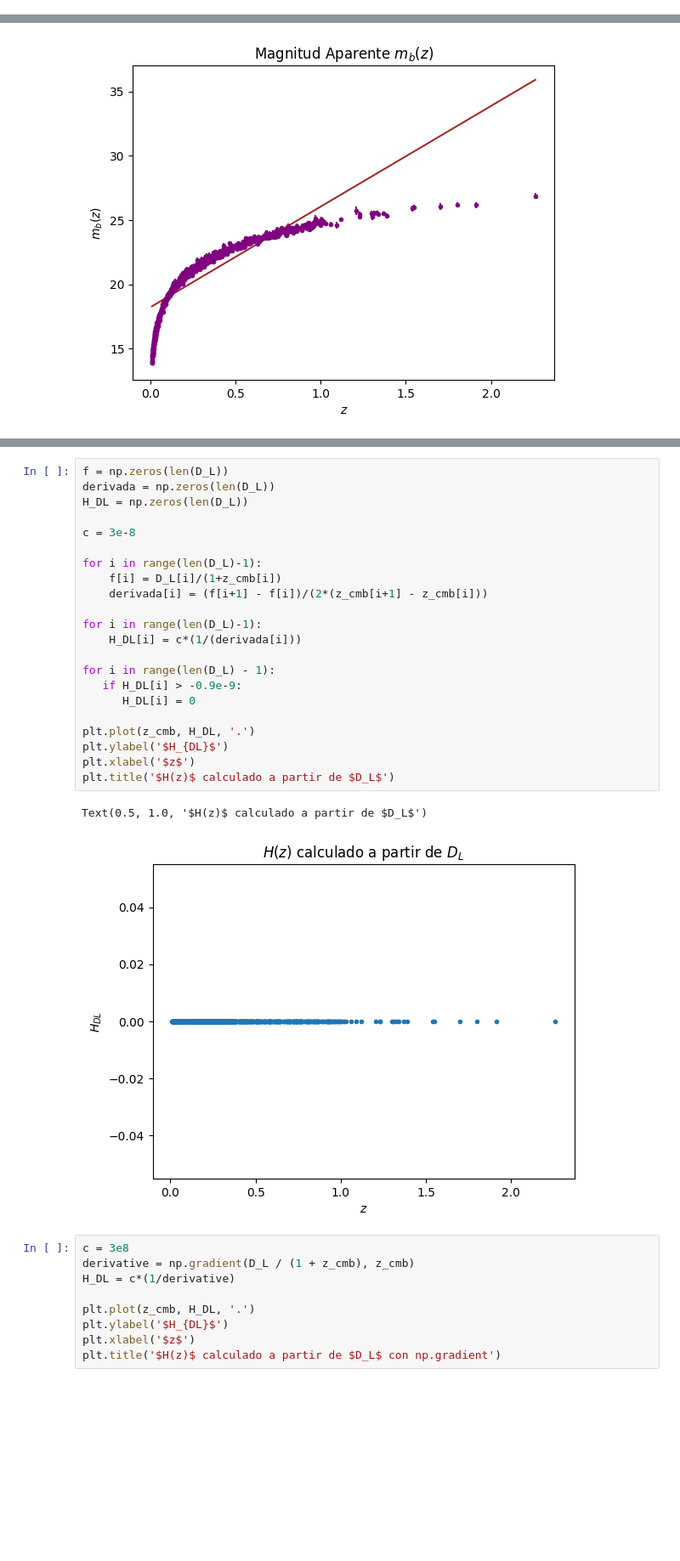
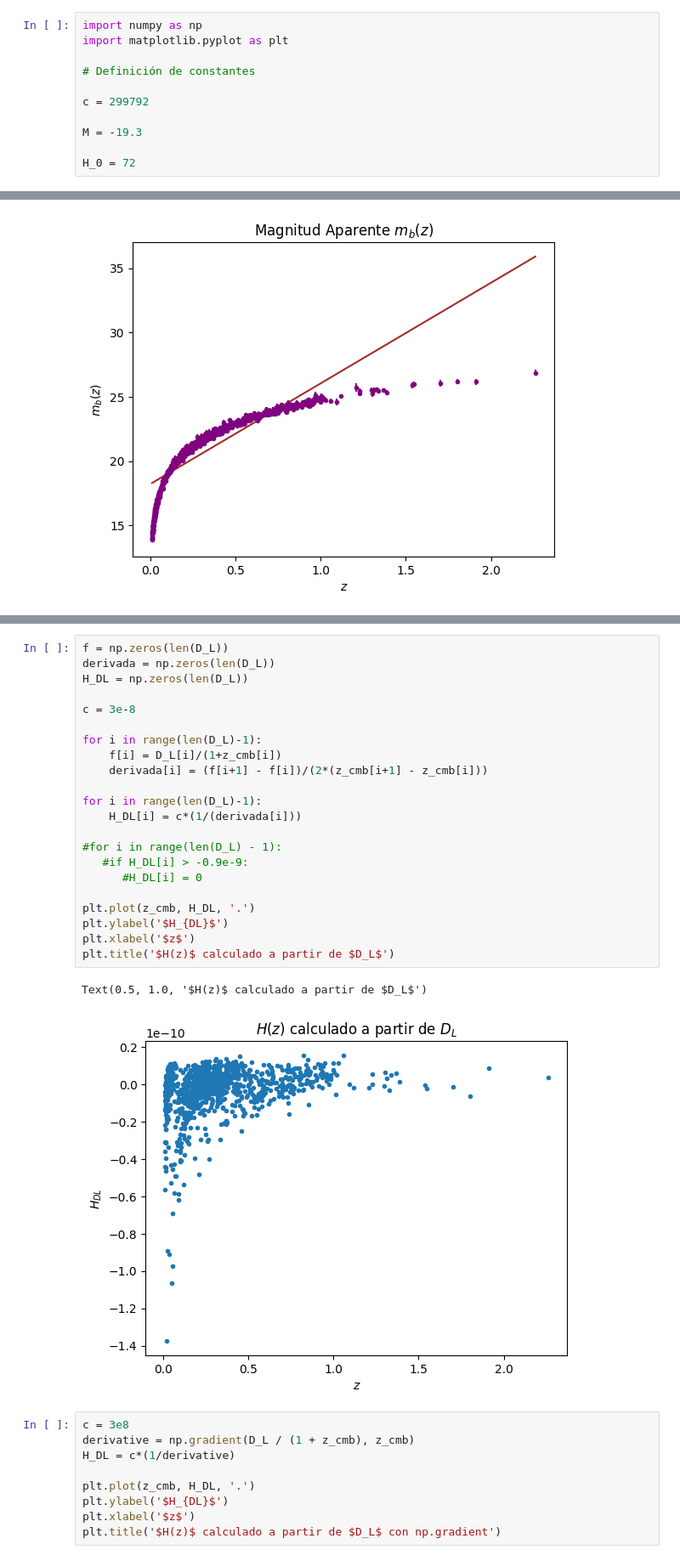
Before and after one commit to XimePS/Practica-DFI, a Jupyter notebook: código práctica dfi.ipynb, the cells around one changed output, grey strips where cells are left out. Shown: that part at 85% size. Drawn from its saved outputs; the diff is of its cells as text; blank space fills up the shorter version.

```diff
--- a/código práctica dfi.ipynb
+++ b/código práctica dfi.ipynb
@@ -1 +3,12 @@
+# %%
+import numpy as np
+import matplotlib.pyplot as plt
+
+# Definición de constantes
+
+c = 299792
+
+M = -19.3
+
+H_0 = 72
 # %% [markdown]
@@ -484,28 +474,28 @@ Ambas me dieron resultados similares pero que no coinciden con la apariencia gen
 # %%
 f = np.zeros(len(D_L))
 derivada = np.zeros(len(D_L))
 H_DL = np.zeros(len(D_L))
 
 c = 3e-8
 
 for i in range(len(D_L)-1):
     f[i] = D_L[i]/(1+z_cmb[i])
     derivada[i] = (f[i+1] - f[i])/(2*(z_cmb[i+1] - z_cmb[i]))
 
 for i in range(len(D_L)-1):
     H_DL[i] = c*(1/(derivada[i]))
 
-for i in range(len(D_L) - 1):
-   if H_DL[i] > -0.9e-9:
-      H_DL[i] = 0
+#for i in range(len(D_L) - 1):
+   #if H_DL[i] > -0.9e-9:
+      #H_DL[i] = 0
 
 plt.plot(z_cmb, H_DL, '.')
 plt.ylabel('$H_{DL}$')
 plt.xlabel('$z$')
 plt.title('$H(z)$ calculado a partir de $D_L$')
 # %% [output]
 Text(0.5, 1.0, '$H(z)$ calculado a partir de $D_L$')
-[figure, old version]
+[figure, new version]
 # %%
 c = 3e8
 derivative = np.gradient(D_L / (1 + z_cmb), z_cmb)
```
Also changed, not shown: parts of 26 cells of this notebook.
